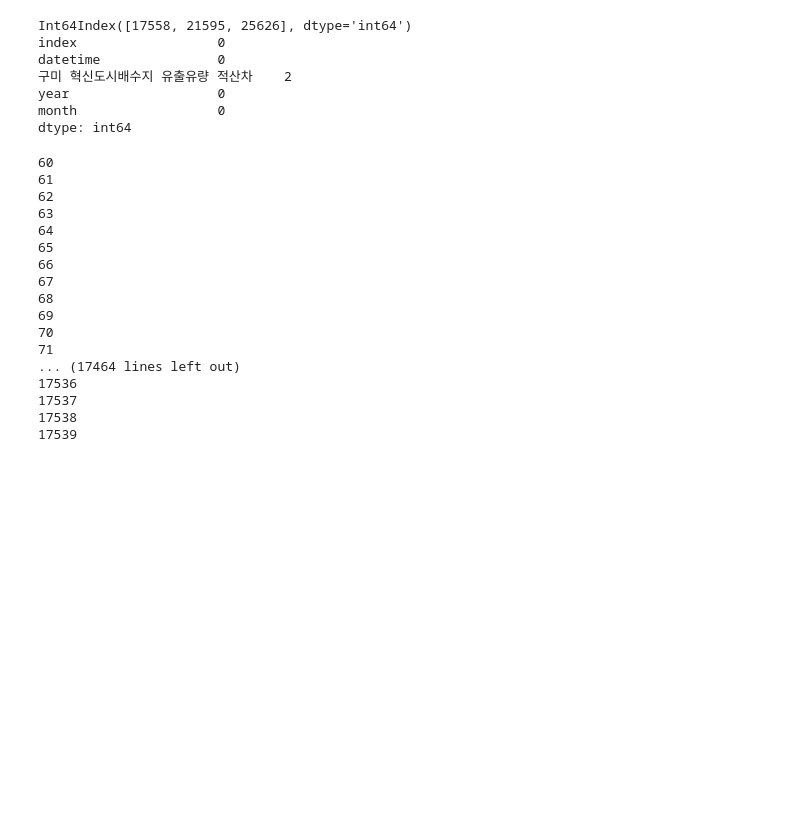
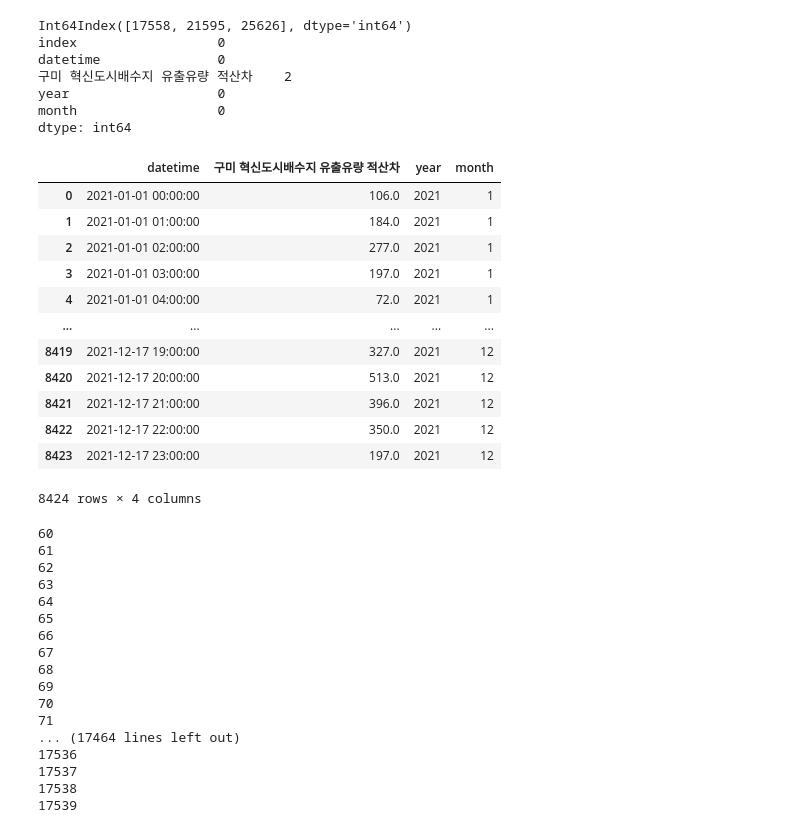
Before and after one commit to qkrwjdtn1236/2023_1_KMU_TeamTeamClass, a Jupyter notebook: torch_predict.ipynb, the cells around one changed output. Cells and saved outputs as stored; diff of their text form; code cells hidden in the pictures; blank space fills up the shorter version.

```diff
--- a/torch_predict.ipynb
+++ b/torch_predict.ipynb
@@ -145,10 +143,22 @@ month                  0
 dtype: int64
 # %%
 train,reScale = data_prepro.reScale(train)
-# %%
-test,_ = data_prepro.reScale(test,reScale)
-# %%
-test = reScale.inverse_transform(test)
+# %%
+test
+# %% [output]
+|  | datetime | 구미 혁신도시배수지 유출유량 적산차 | year | month |
+| 0 | 2021-01-01 00:00:00 | 106.0 | 2021 | 1 |
+| 1 | 2021-01-01 01:00:00 | 184.0 | 2021 | 1 |
+| 2 | 2021-01-01 02:00:00 | 277.0 | 2021 | 1 |
+| 3 | 2021-01-01 03:00:00 | 197.0 | 2021 | 1 |
+| 4 | 2021-01-01 04:00:00 | 72.0 | 2021 | 1 |
+| ... | ... | ... | ... | ... |
+| 8419 | 2021-12-17 19:00:00 | 327.0 | 2021 | 12 |
+| 8420 | 2021-12-17 20:00:00 | 513.0 | 2021 | 12 |
+| 8421 | 2021-12-17 21:00:00 | 396.0 | 2021 | 12 |
+| 8422 | 2021-12-17 22:00:00 | 350.0 | 2021 | 12 |
+| 8423 | 2021-12-17 23:00:00 | 197.0 | 2021 | 12 |
+8424 rows × 4 columns
 # %%
 X,Y = data_prepro.XDataToXAndYSeq(train,step = 60,output=4)
 # %% [output]
```
Also changed, not shown: parts of 10 cells of this notebook, 5 other files.
